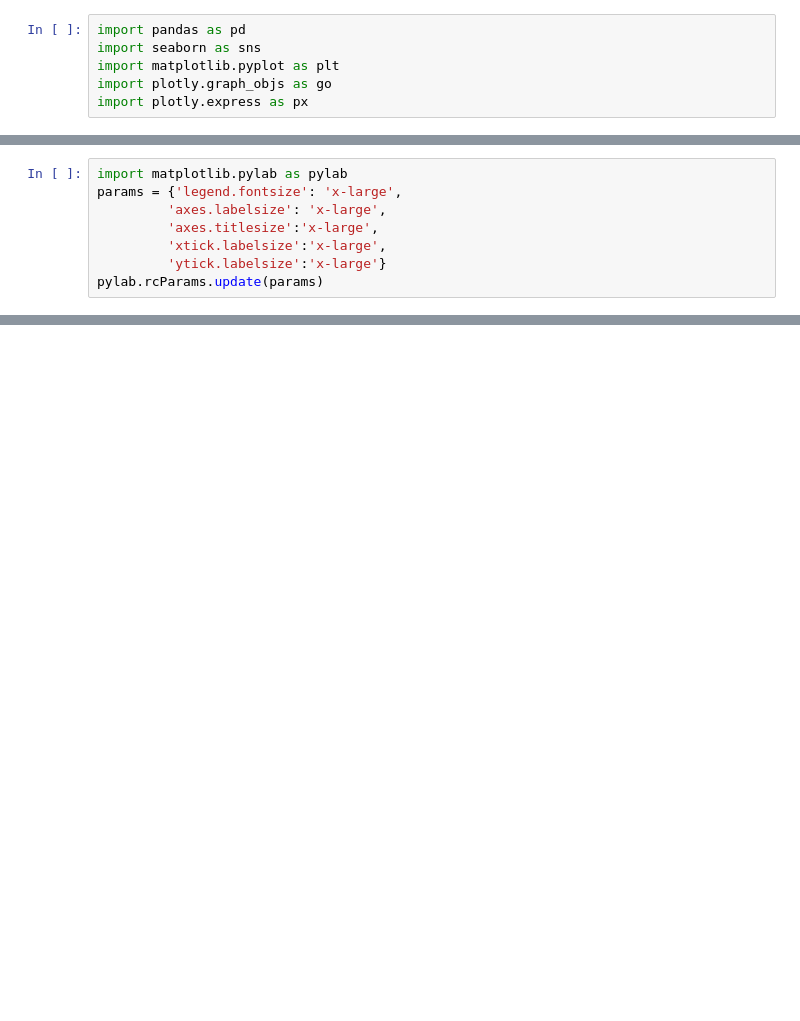
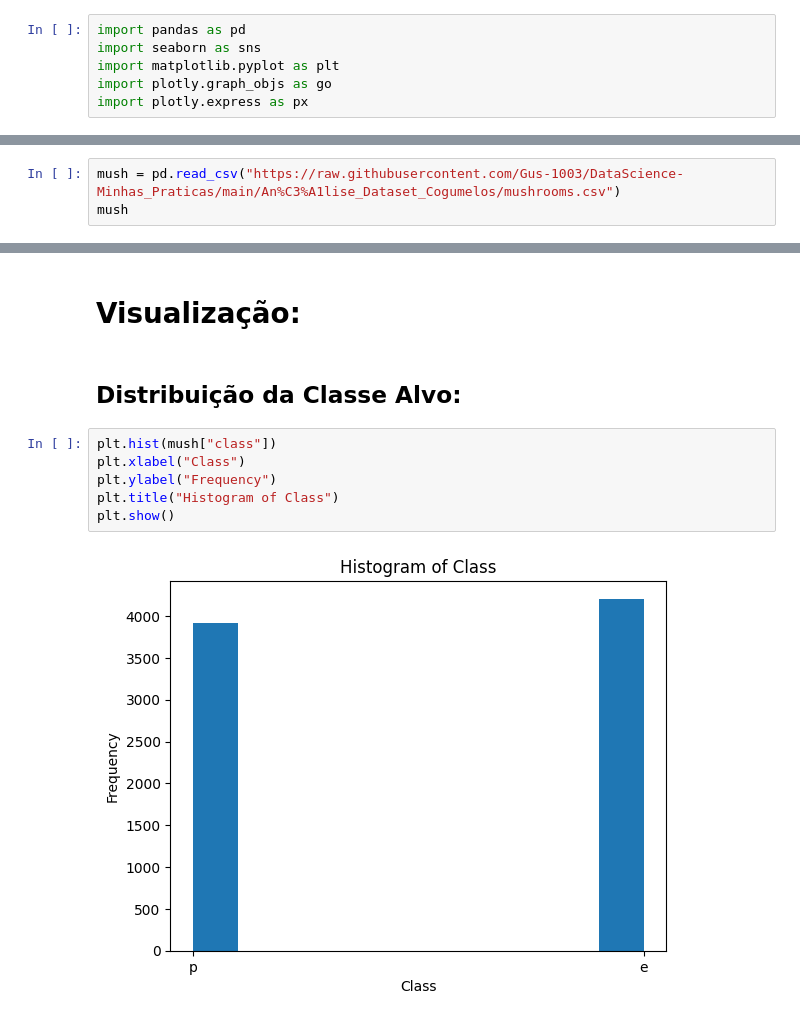
Before and after one commit to Gus-1003/DataScience, a Jupyter notebook: Análise_Dataset_Cogumelos/Cogumelos.ipynb, the cells around one changed output, grey strips where cells are left out. Drawn from its saved outputs; the diff is of its cells as text; blank space fills up the shorter version.

```diff
--- a/Análise_Dataset_Cogumelos/Cogumelos.ipynb
+++ b/Análise_Dataset_Cogumelos/Cogumelos.ipynb
@@ -11,0 +65,3 @@ mush
+# %%
+mush = pd.read_csv("https://raw.githubusercontent.com/Gus-1003/DataScience-Minhas_Praticas/main/An%C3%A1lise_Dataset_Cogumelos/mushrooms.csv")
+mush
@@ -46,8 +281,0 @@ mush_encoded.columns
-# %%
-import matplotlib.pylab as pylab
-params = {'legend.fontsize': 'x-large',
-         'axes.labelsize': 'x-large',
-         'axes.titlesize':'x-large',
-         'xtick.labelsize':'x-large',
-         'ytick.labelsize':'x-large'}
-pylab.rcParams.update(params)
@@ -93,0 +293,12 @@ plot_col(col='odor', color=color_dict.keys(), labels=labels)
+# %% [markdown]
+# Visualização:
+# %% [markdown]
+## Distribuição da Classe Alvo:
+# %%
+plt.hist(mush["class"])
+plt.xlabel("Class")
+plt.ylabel("Frequency")
+plt.title("Histogram of Class")
+plt.show()
+# %% [output]
+[figure, added]
```
Also changed, not shown: parts of 55 cells of this notebook.
